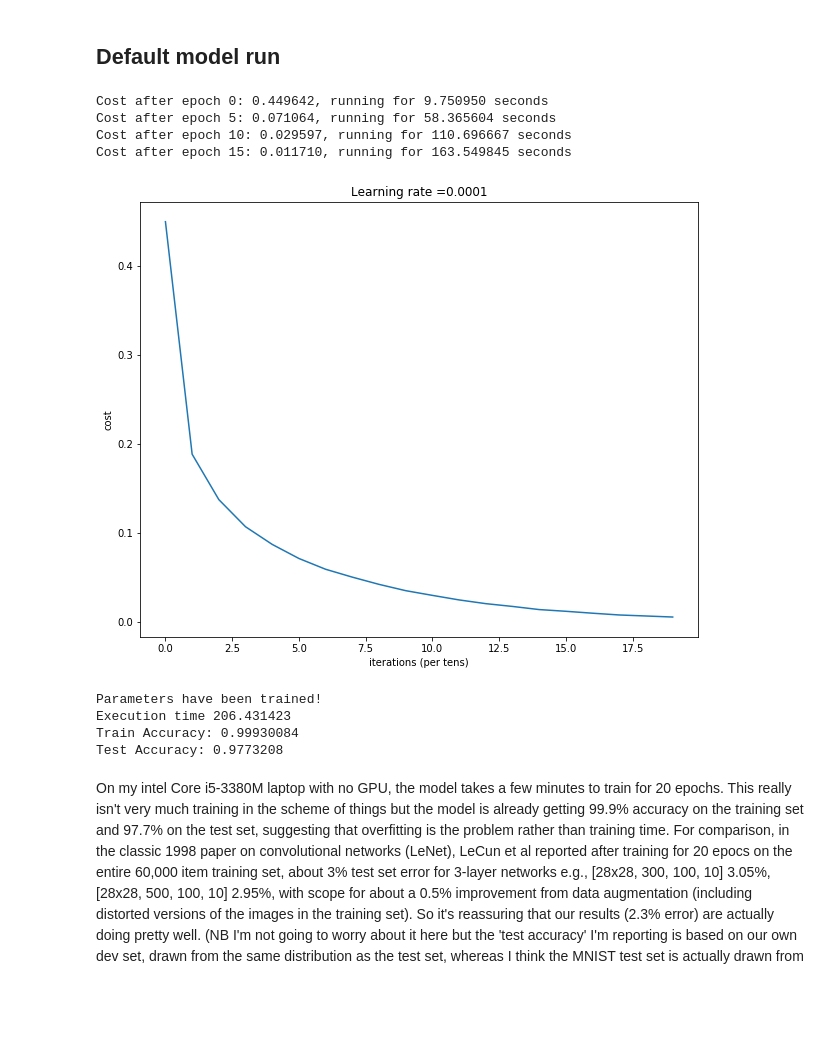
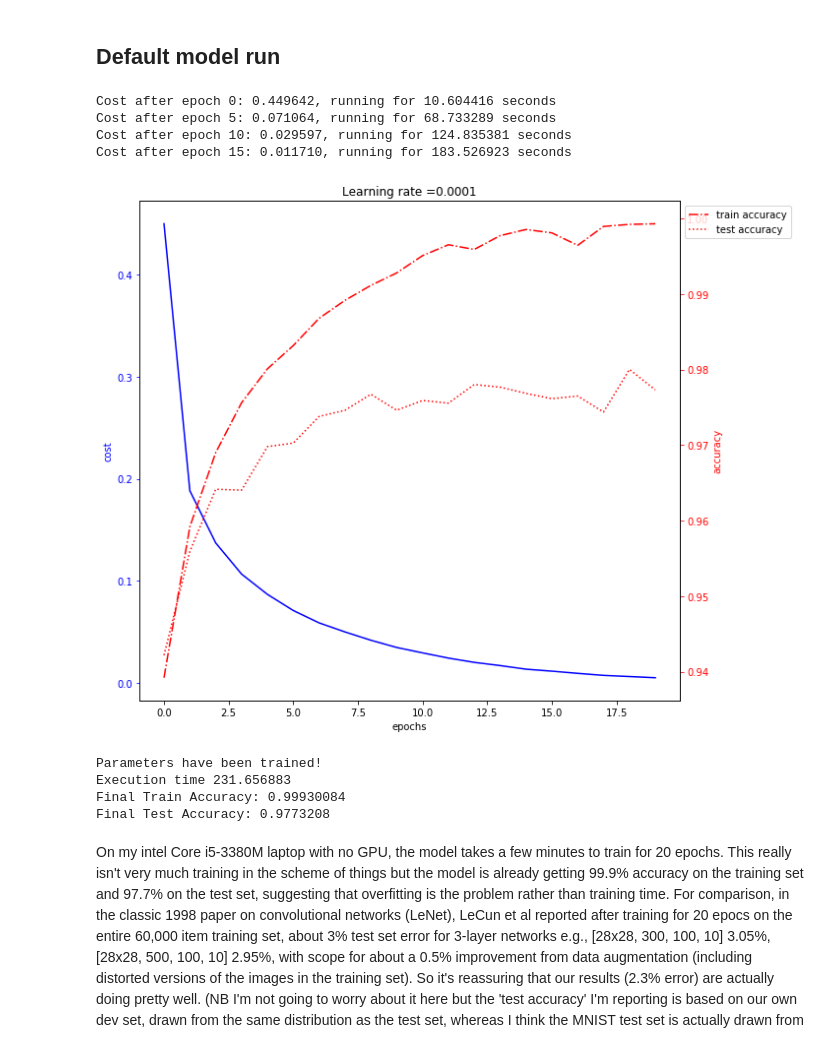
Before and after one commit to nicksexton/handwritten_digit_recognition, a Jupyter notebook: part 2 - mnist dataset.ipynb, the cells around one changed output. Saved outputs shown, nothing was run; the diff lists cells and outputs as text; code cells hidden in the pictures; blank space fills up the shorter version.

Commit message:
plotting pretty graphs with accuracy

```diff
--- a/part 2 - mnist dataset.ipynb
+++ b/part 2 - mnist dataset.ipynb
@@ -382,10 +405,11 @@ def model(X_train, Y_train, X_test, Y_test, layer_sizes = [784, 400, 150, 10], l
     Implements a three-layer tensorflow neural network: LINEAR->RELU->LINEAR->RELU->LINEAR->SOFTMAX.
 
     Arguments:
-    X_train -- training set, of shape (input size = 12288, number of training examples = 1080)
-    Y_train -- test set, of shape (output size = 6, number of training examples = 1080)
-    X_test -- training set, of shape (input size = 12288, number of training examples = 120)
-    Y_test -- test set, of shape (output size = 6, number of test examples = 120)
+    for m, n-dimensional training examples, with c output classes
+    X_train -- training set, of shape (input size = n, number of training examples = m)
+    Y_train -- test set, of shape (output size = c, number of training examples = m)
+    X_test -- training set, of shape (input size = n, number of training examples = m)
+    Y_test -- test set, of shape (output size = c, number of test examples = m)
     learning_rate -- learning rate of the optimization
     num_epochs -- number of epochs of the optimization loop
     minibatch_size -- size of a minibatch
@@ -400,16 +424,21 @@ def model(X_train, Y_train, X_test, Y_test, layer_sizes = [784, 400, 150, 10], l
     seed = 3                                          # to keep consistent results
     (n_x, m) = X_train.shape                          # (n_x: input size, m : number of examples in the train set)
     n_y = Y_train.shape[0]                            # n_y : output size
-    costs = []                                        # To keep track of the cost
+    costs = []                                        # To keep track of the cost (plotting per epoch)
+    train_accuracy = []                               # for plotting per epoch
+    test_accuracy = []                                # for plotting per epoch
 
     X, Y = create_placeholders (n_x, n_y)
-#    parameters = initialize_parameters_3layers(size_input = 784, size_l1 = 400, size_l2 = 150, size_l3 = 10)
     parameters = initialize_parameters_3layers(size_input = layer_sizes[0],
                                                size_l1 = layer_sizes[1],
                                                size_l2 = layer_sizes[2],
                                                size_l3 = layer_sizes[3])
     Z3, cost = forward_propagation_3layers (X, Y, parameters, beta = beta)
     optimizer = tf.train.AdamOptimizer(learning_rate = learning_rate).minimize(cost)
+
+    # Calculate the correct predictions and accuracy on the test set
+    correct_prediction = tf.equal(tf.argmax(Z3), tf.argmax(Y))
+    accuracy = tf.reduce_mean(tf.cast(correct_prediction, "float"))
 
     init = tf.global_variables_initializer()
 
@@ -441,13 +470,12 @@ def model(X_train, Y_train, X_test, Y_test, layer_sizes = [784, 400, 150, 10], l
                 print ("Cost after epoch %i: %f, running for %f seconds" % (epoch, epoch_cost, timer))
             if print_cost == True and epoch % 1 == 0:
                 costs.append(epoch_cost)
+                # evaluate accuracy
+                train_accuracy.append (accuracy.eval({X: X_train, Y: Y_train}))
+                test_accuracy.append (accuracy.eval({X: X_test, Y: Y_test}))
 
         # plot the cost
-        plt.plot(np.squeeze(costs))
-        plt.ylabel('cost')
-        plt.xlabel('iterations (per tens)')
-        plt.title("Learning rate =" + str(learning_rate))
-        plt.show()
+        plot_training_by_epoch (costs, train_accuracy, test_accuracy, learning_rate)
 
         # lets save the parameters in a variable
         parameters = sess.run(parameters)
@@ -455,30 +483,25 @@ def model(X_train, Y_train, X_test, Y_test, layer_sizes = [784, 400, 150, 10], l
         timer = time.time() - tic
         print ("Execution time %f" % timer)
 
-        # Calculate the correct predictions
-        correct_prediction = tf.equal(tf.argmax(Z3), tf.argmax(Y))
+        print ("Final Train Accuracy:", accuracy.eval({X: X_train, Y: Y_train}))
+        print ("Final Test Accuracy:", accuracy.eval({X: X_test, Y: Y_test}))
 
-        # Calculate accuracy on the test set
-        accuracy = tf.reduce_mean(tf.cast(correct_prediction, "float"))
-
-        print ("Train Accuracy:", accuracy.eval({X: X_train, Y: Y_train}))
-        print ("Test Accuracy:", accuracy.eval({X: X_test, Y: Y_test}))
-
-        return parameters
+        return parameters, costs, train_accuracy, test_accuracy
 # %% [markdown]
 ## Default model run
 # %%
-parameters = model(train_set_X, train_set_Y_one_hot, dev_set_X, dev_set_Y_one_hot,
-                   learning_rate = 0.0001, beta = 0.0, num_epochs = 20)
+parameters, costs, train_accuracy, test_accuracy = model(train_set_X, train_set_Y_one_hot,
+                                                         dev_set_X, dev_set_Y_one_hot,
+                                                         learning_rate = 0.0001, beta = 0.0, num_epochs = 20)
 
                     # default layer sizes - layer_sizes = [784, 400, 150, 10]
 # %% [output]
-Cost after epoch 0: 0.449642, running for 9.750950 seconds
-Cost after epoch 5: 0.071064, running for 58.365604 seconds
-Cost after epoch 10: 0.029597, running for 110.696667 seconds
-Cost after epoch 15: 0.011710, running for 163.549845 seconds
+Cost after epoch 0: 0.449642, running for 10.604416 seconds
+Cost after epoch 5: 0.071064, running for 68.733289 seconds
+Cost after epoch 10: 0.029597, running for 124.835381 seconds
+Cost after epoch 15: 0.011710, running for 183.526923 seconds
-[figure, old version]
+[figure, new version]
 Parameters have been trained!
-Execution time 206.431423
-Train Accuracy: 0.99930084
-Test Accuracy: 0.9773208
+Execution time 231.656883
+Final Train Accuracy: 0.99930084
+Final Test Accuracy: 0.9773208
```
Also changed, not shown: parts of 4 cells of this notebook.
